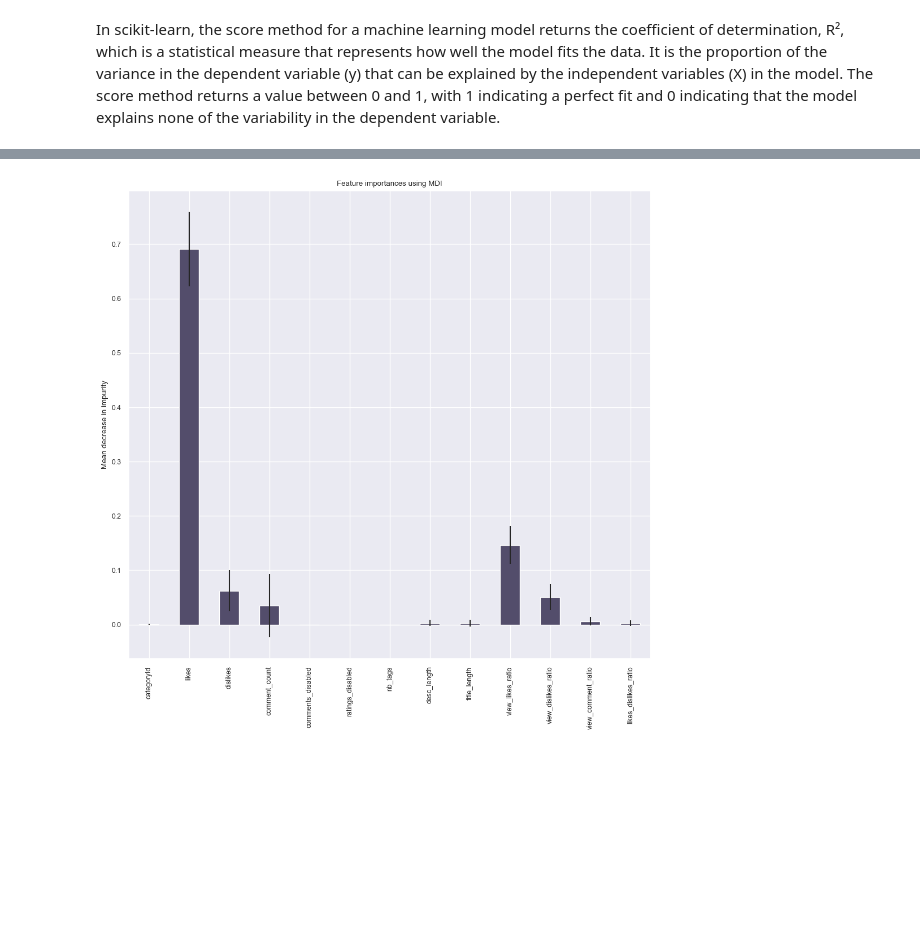
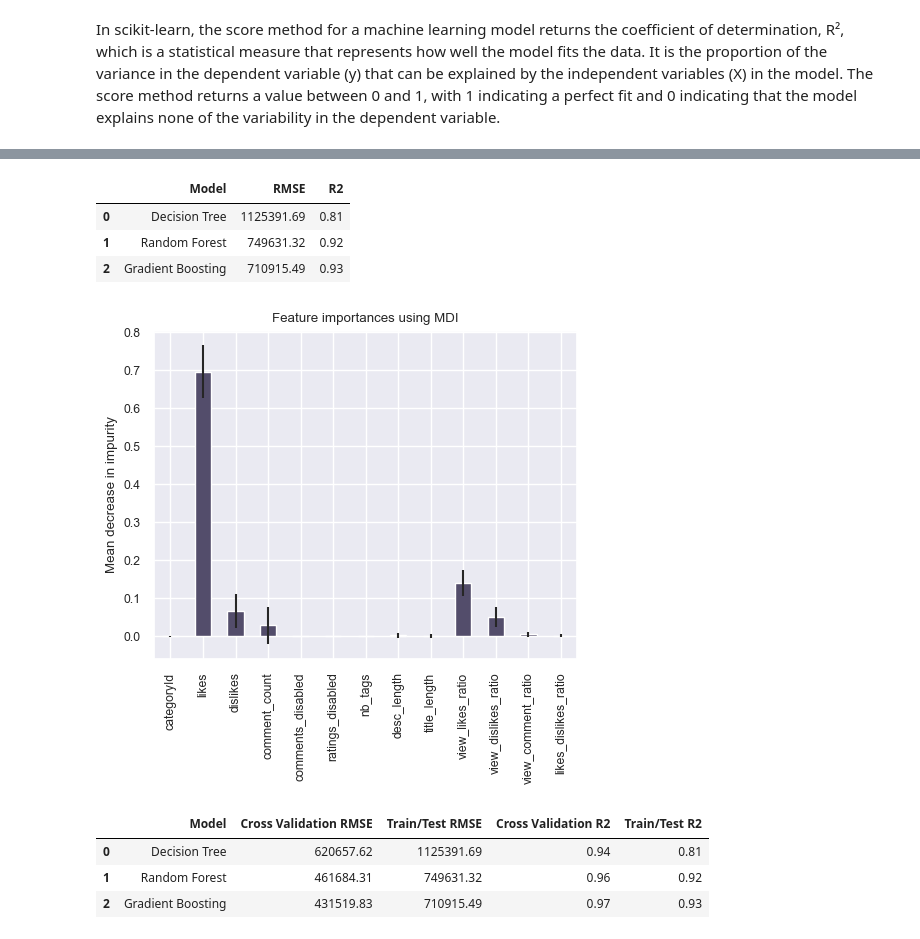
Before and after one commit to amira-bendjama/Youtube-Trending-Page-Analysis, a Jupyter notebook: DSCI521-Youtube-Trending-Page-Analysis.ipynb, the cells around one changed output, grey strips where cells are left out. Saved outputs shown, nothing was run; the diff lists cells and outputs as text; code cells hidden in the pictures; blank space fills up the shorter version.

Commit message:
adding tables and contrast between cross validation and splitting

```diff
--- a/DSCI521-Youtube-Trending-Page-Analysis.ipynb
+++ b/DSCI521-Youtube-Trending-Page-Analysis.ipynb
@@ -882,19 +891,0 @@ plt.show()
-# %%
-# plot the fold scores
-markers = ["o", "s", "^"]
-colors = ['blue', "red", "green"]
-i = 0
-for model in models_dict:
-    plt.plot(scores[i], marker=markers[i],linestyle='--', label=model)
-    i+=1
-
-# add labels and title
-plt.xlabel('Fold Number')
-plt.ylabel('Score')
-plt.title('Fold Scores in Three Different Models')
-
-# add legend
-plt.legend()
-
-# display the plot
-plt.show()
@@ -911,0 +892,19 @@ scores
+# %%
+# plot the fold scores
+markers = ["o", "s", "^"]
+colors = ['blue', "red", "green"]
+i = 0
+for model in models_dict:
+    plt.plot(r2_cross[i], marker=markers[i],linestyle='--', label=model)
+    i+=1
+
+# add labels and title
+plt.xlabel('Fold Number')
+plt.ylabel('Score')
+plt.title('Fold Scores in Three Different Models')
+
+# add legend
+plt.legend()
+
+# display the plot
+plt.show()
@@ -942,15 +961,47 @@ Result : 0.93
+# %%
+data = {
+    'Model': ['Decision Tree', 'Random Forest', 'Gradient Boosting'],
+    'RMSE': rmse_train_split,
+    'R2': r2_train_split
+}
+
+df = pd.DataFrame(data)
+
+df
+# %% [output]
+|  | Model | RMSE | R2 |
+| 0 | Decision Tree | 1125391.69 | 0.81 |
+| 1 | Random Forest | 749631.32 | 0.92 |
+| 2 | Gradient Boosting | 710915.49 | 0.93 |
 # %%
 import pandas as pd
 
 importances = forest.feature_importances_
 std = np.std([tree.feature_importances_ for tree in forest.estimators_], axis=0)
 feature_names = [f"{i}" for i in x.columns]
 forest_importances = pd.Series(importances, index=feature_names)
 
-fig, ax = plt.subplots(figsize=(10,10))
+fig, ax = plt.subplots(figsize=(5,5))
 forest_importances.plot.bar(yerr=std, ax=ax, color = "#534d6b")
 ax.set_title("Feature importances using MDI")
 ax.set_ylabel("Mean decrease in impurity")
 fig.tight_layout()
 # %% [output]
-[figure, old version]
+[figure, new version]
+# %%
+data = {
+    'Model': ['Decision Tree', 'Random Forest', 'Gradient Boosting'],
+    'Cross Validation RMSE': [round(rmse_cross[0].mean(), 2), round(rmse_cross[1].mean(), 2), round(rmse_cross[2].mean(), 2)],
+    'Train/Test RMSE': rmse_train_split,
+    'Cross Validation R2': [round(r2_cross[0].mean(), 2), round(r2_cross[1].mean(), 2), round(r2_cross[2].mean(), 2)],
+    'Train/Test R2': r2_train_split
+}
+
+df = pd.DataFrame(data)
+
+df
+# %% [output]
+|  | Model | Cross Validation RMSE | Train/Test RMSE | Cross Validation R2 | Train/Test R2 |
+| 0 | Decision Tree | 620657.62 | 1125391.69 | 0.94 | 0.81 |
+| 1 | Random Forest | 461684.31 | 749631.32 | 0.96 | 0.92 |
+| 2 | Gradient Boosting | 431519.83 | 710915.49 | 0.97 | 0.93 |
```
Also changed, not shown: parts of 7 cells of this notebook.
